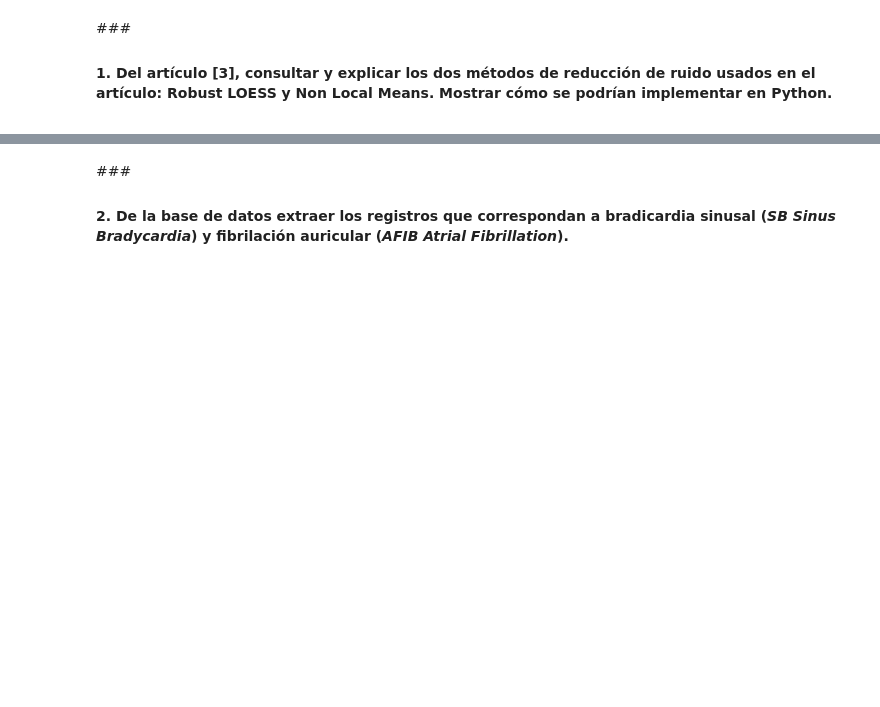
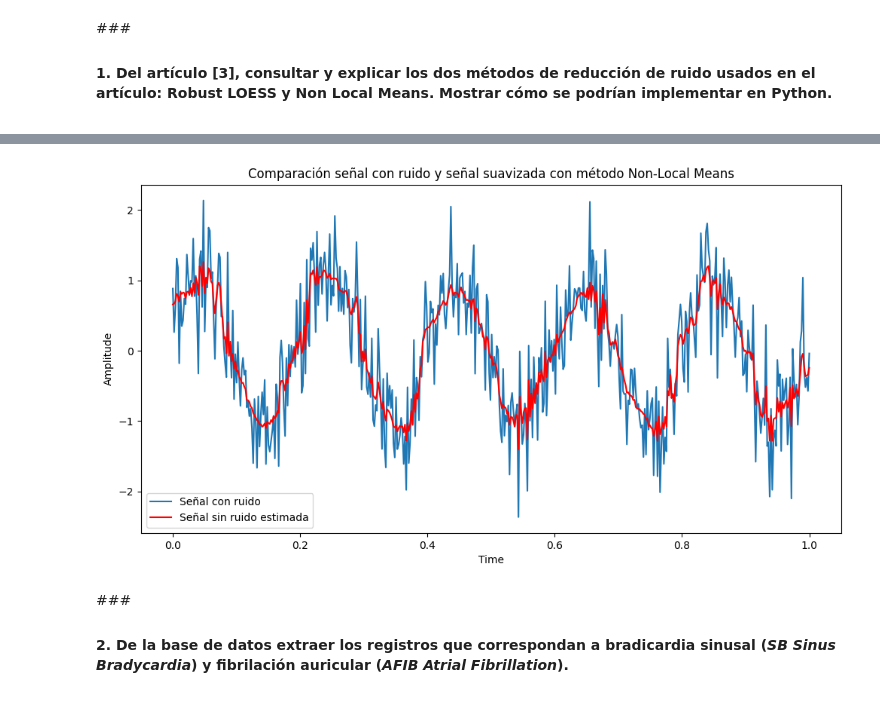
Before and after one commit to marianayarce1224/lab_biosenales, a Jupyter notebook: PROYECTO3/Proyecto3_G3.ipynb, the cells around one changed output, grey strips where cells are left out. Saved outputs shown, nothing was run; the diff lists cells and outputs as text; code cells hidden in the pictures; blank space fills up the shorter version.

```diff
--- a/PROYECTO3/Proyecto3_G3.ipynb
+++ b/PROYECTO3/Proyecto3_G3.ipynb
@@ -118,3 +89,45 @@ plt.show()
+# %%
+def non_local_means(signal, patch_size=5, search_window=20, h=1.0):
+    n = len(signal)
+    filtered_signal = np.zeros(n)
+    normalization = np.zeros(n)
+
+    half_patch = patch_size // 2
+    half_window = search_window // 2
+
+    padded_signal = np.pad(signal, (half_patch, half_patch), mode='symmetric')
+    for i in range(n):
+        patch_i = padded_signal[i:i + patch_size]
+        weights_sum = 0
+        weighted_value_sum = 0
+
+        for j in range(max(i - half_window, 0), min(i + half_window + 1, n)):
+            if j == i:
+                continue
+
+            patch_j = padded_signal[j:j + patch_size]
+            d2 = np.sum((patch_i - patch_j) ** 2) / patch_size
+            weight = np.exp(-max(d2 - 2 * h**2, 0) / h**2)
+            weights_sum += weight
+            weighted_value_sum += weight * signal[j]
+        filtered_signal[i] = (weighted_value_sum + signal[i]) / (weights_sum + 1)
+    return filtered_signal
+
+np.random.seed(0)
+t = np.linspace(0, 1, 500)
+signal = np.sin(2 * np.pi * 5 * t) + 0.5 * np.random.normal(size=t.shape)
+denoised_signal = non_local_means(signal, patch_size=5, search_window=20, h=0.5)
+
+plt.figure(figsize=(12, 6))
+plt.plot(t, signal, label="Señal con ruido")
+plt.plot(t, denoised_signal, label="Señal sin ruido estimada", color='red')
+plt.legend()
+plt.xlabel('Time')
+plt.ylabel('Amplitude')
+plt.title('Comparación señal con ruido y señal suavizada con método Non-Local Means')
+plt.show()
+# %% [output]
+[figure, added]
 # %% [markdown]
 ###<h4><b>2. </b>De la base de datos extraer los registros que correspondan a bradicardia sinusal (<i>SB Sinus Bradycardia</i>) y fibrilación auricular (<i>AFIB Atrial Fibrillation</i>).</h4>
 # %% [markdown]
```
Also changed, not shown: parts of 10 cells of this notebook.
